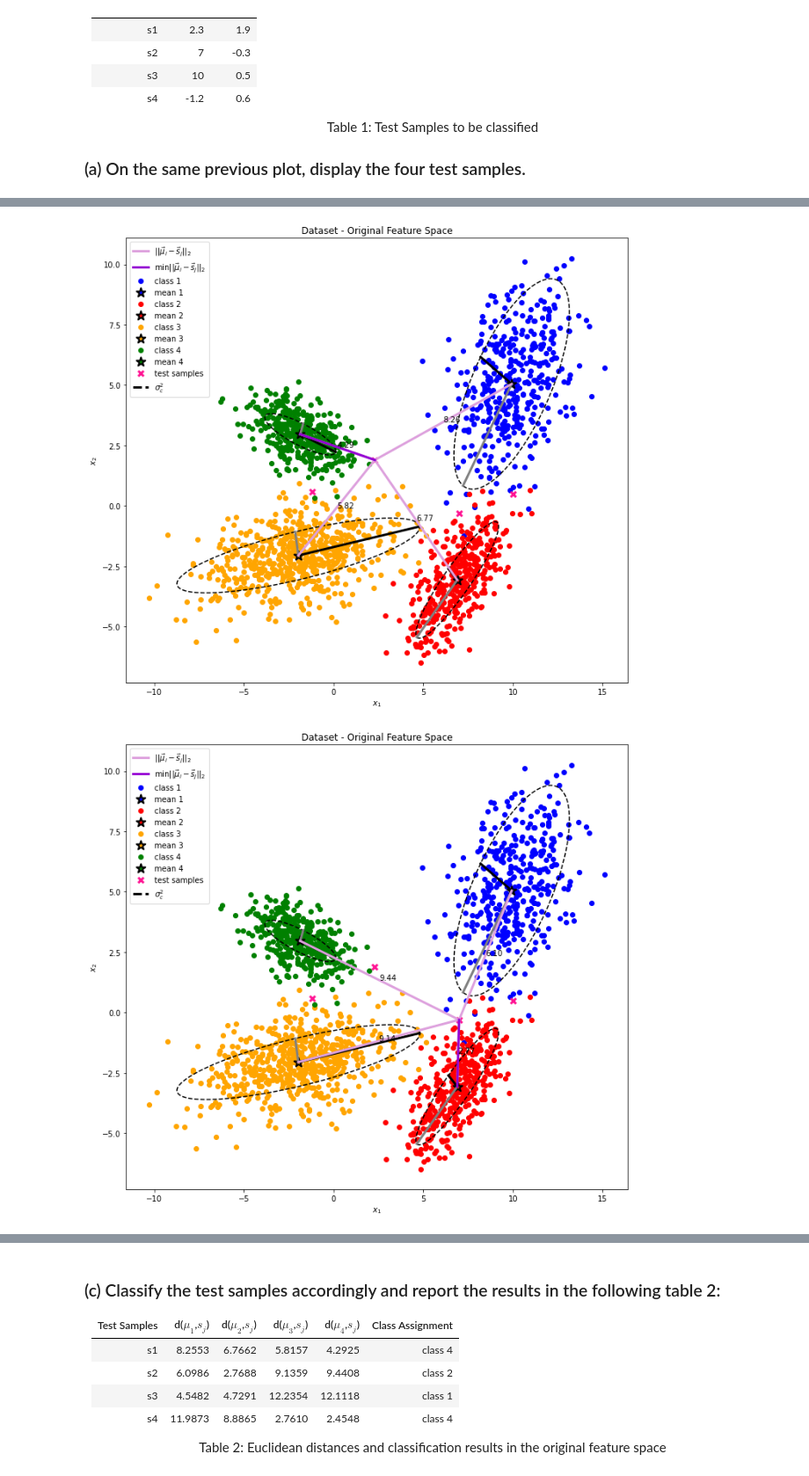
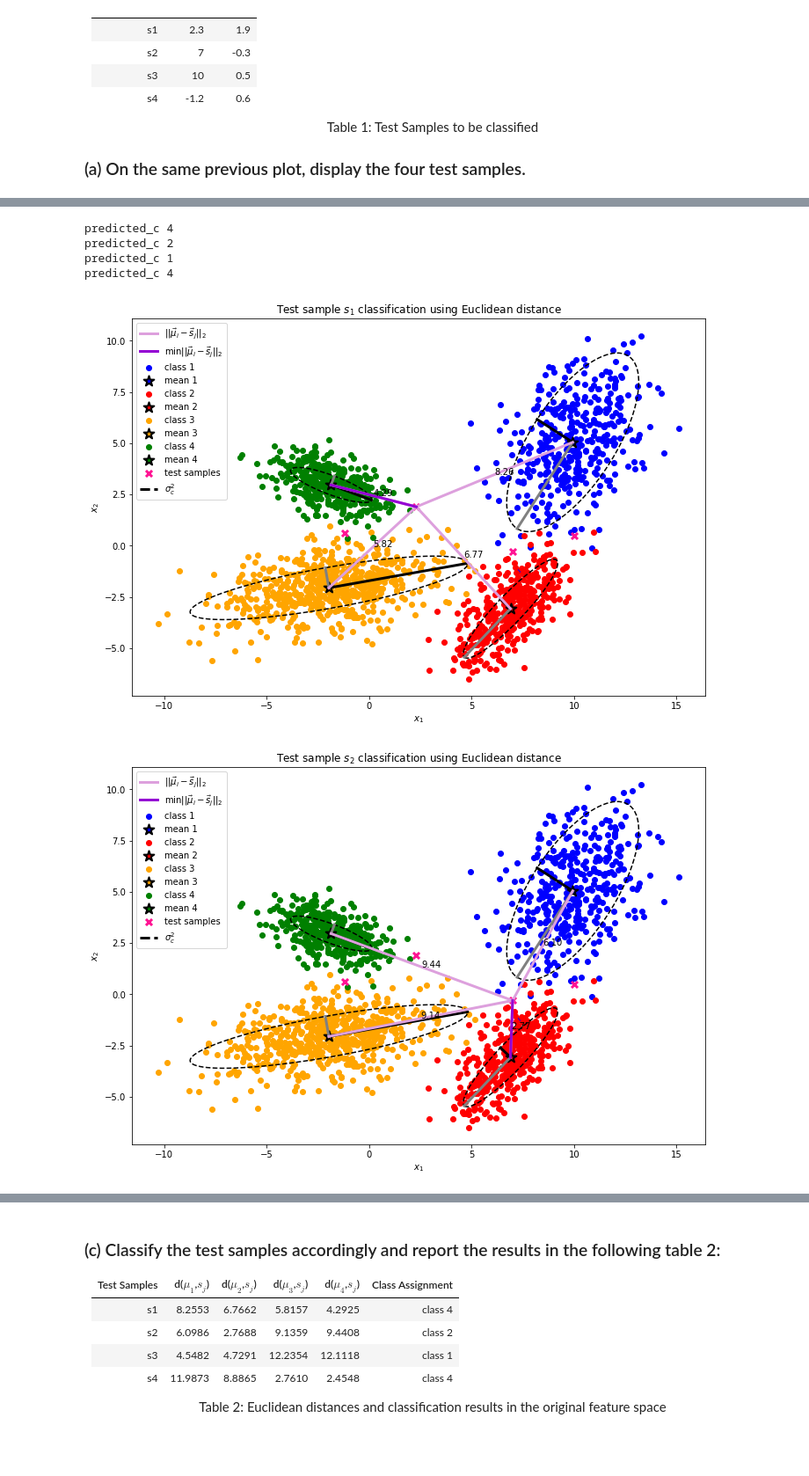
Before and after one commit to tmwatchanan/pattern-recognition, a Jupyter notebook: miniproject_1.ipynb, the cells around one changed output, grey strips where cells are left out. Shown at 88% size. Drawn from its saved outputs; the diff is of its cells as text; code cells hidden in the pictures; blank space fills up the shorter version.

```diff
--- a/miniproject_1.ipynb
+++ b/miniproject_1.ipynb
@@ -66,10 +67,3 @@ $$ \vec{\sigma^2_c}(\mathbf{x}) = \frac{1}{N-ddof} \sum_{i=1}^{N_c}(\vec{x_i}-\v
 - $\sigma^2_c$ is the population variance of class $c$.
 
 Note: `numpy` computes variance depending on *delta degrees of freedom* (ddof). So, in order to compute a sample variance, ddof must be set to 1.
-# %%
-variances = []
-for c in range(C):
-    var = np.var(data[c], axis=1, ddof=1)
-    variances.append(var)
-    print(f"variance {c} = {var}")
-variances = np.array(variances)
@@ -135,0 +140,9 @@ array([[ 0.90363212, -0.53673905],
+# %%
+fig = plt.figure(figsize=(18, 4))
+for cc in range(C):
+    ax = fig.add_subplot(140 + cc + 1)
+    ax.plot([0, eigenvectors[cc, 0, 0]], [0, eigenvectors[cc, 0, 1]])
+    ax.plot([0, eigenvectors[cc, 1, 0]], [0, eigenvectors[cc, 1, 1]])
+    ax.set_aspect(1)
+    ax.set_title(f"Eigenvectors of the class {cc+1}")
+plt.show()
@@ -162,5 +182,5 @@ $$ y(\alpha)=\sigma^2_{c,x} \cos(\alpha)\sin(\theta) + \sigma^2_{c,y} \sin(\alph
 # %%
-def visualize_space(data, means, eigenvalues, eigenvectors, title=None, save_name=None, figsize=(10, 9), test_samples=None, test_index=None, distances=None):
+def visualize_space(data, means, eigenvalues, eigenvectors, title=None, save_name=None, figsize=(10, 9), test_samples=None, test_index=None, distances=None, norm="2"):
     fig = plt.figure(figsize=figsize)
     ax = fig.add_subplot(111)
     colors = ["blue", "red", "orange", "green"]
@@ -174,7 +194,9 @@ def visualize_space(data, means, eigenvalues, eigenvectors, title=None, save_nam
         theta = np.linspace(0, 2*np.pi, 100)
 
         major_idx = np.argmax(eigenvalues[c])
-        minor_idx = np.argmin(eigenvalues[c])
+#         minor_idx = np.argmin(eigenvalues[c])
+        # HOTFIX: argmax = argmin causes a problem
+        minor_idx = 1 if major_idx == 0 else 0
         alpha = np.arctan2(eigenvectors[c, 1, major_idx], eigenvectors[c, 0, major_idx])
         major_r_x = eigenvalues[c, major_idx]
         major_r_y = eigenvalues[c, minor_idx]
@@ -193,15 +215,16 @@ def visualize_space(data, means, eigenvalues, eigenvectors, title=None, save_nam
     # test samples
     if test_samples is not None:
         ax.scatter(test_samples[:, 0], test_samples[:, 1], color="deeppink", marker="x", label="test samples", edgecolor="black", s=50, linewidth=3)
-    # euclidean distance
+    # distances
     if distances is not None:
         s_x, s_y = test_samples[test_index, 0], test_samples[test_index, 1]
         for c in range(C):
             mu_x, mu_y = means[c]
             ax.plot([s_x, mu_x], [s_y, mu_y], linewidth=3, color="plum")
-            ax.text((s_x + mu_x) / 2, (s_y + mu_y) / 2, f"{distances[c, j]:.2f}")
-        predicted_c = np.argmin(distances[:, test_index])
-        ax.plot([s_x, means[predicted_c, 0]], [s_y, means[predicted_c, 1]], linewidth=3, color="darkviolet", label="$\\min ||\\vec \mu_i  - \\vec s_j||_2$")
+            ax.text((s_x + mu_x) / 2, (s_y + mu_y) / 2, f"{distances[c]:.2f}")
+        predicted_c = np.argmin(distances)
+        print("predicted_c", predicted_c + 1)
+        ax.plot([s_x, means[predicted_c, 0]], [s_y, means[predicted_c, 1]], linewidth=3, color="darkviolet", label=f"$\\min ||\\vec \mu_i  - \\vec s_j||_{norm}$")
 
     ax.set_xlabel("$x_1$")
     ax.set_ylabel("$x_2$")
@@ -212,14 +235,16 @@ def visualize_space(data, means, eigenvalues, eigenvectors, title=None, save_nam
 
     if distances is not None:
         handles.insert(0, Line2D([0], [0], color="plum", linewidth=3, linestyle='-'))
-        labels.insert(0, "$||\\vec \mu_i  - \\vec s_j||_2$")
+        labels.insert(0, f"$||\\vec \mu_i  - \\vec s_j||_{norm}$")
+
+    ax.set_aspect(1)
 
     plt.legend(handles, labels)
     if title is not None:
         plt.title(title)
     plt.tight_layout()
-    if save_name is not None:
-        plt.savefig(save_name, dpi=300)
+#     if save_name is not None:
+#         plt.savefig(save_name, dpi=300)
 # %%
 visualize_space(data, means, eigenvalues, eigenvectors, title="Dataset - Original Feature Space", save_name="dataset-original_feature_space.png", test_samples=test_samples) # (10, 7)
 # %% [output]
@@ -240,7 +265,7 @@ def euclidean_distance(x, y):
 
 for c in range(C):
     for j in range(J):
-        distances[c, j] = euclidean_distance(means[c], test_samples[j])
+        distances[j, c] = euclidean_distance(test_samples[j], means[c])
 
 distances
 # %% [output]
@@ -251,6 +284,10 @@ array([[ 8.2553291 ,  6.09858565,  4.5482304 , 11.98733454],
 # %%
 for j in range(J): # each test sample
-    visualize_space(data, means, eigenvalues, eigenvectors, title=f"Test sample $s_{j+1}$", save_name=f"test_samples-euclidean_distances-{j+1}.png", test_samples=test_samples, test_index=j, distances=distances) # (10, 7)
+    visualize_space(data, means, eigenvalues, eigenvectors, title=f"Test sample $s_{j+1}$ classification using Euclidean distance", save_name=f"test_samples-euclidean_distances-{j+1}.png", test_samples=test_samples, test_index=j, distances=distances[j]) # (10, 7)
 # %% [output]
+predicted_c 4
+predicted_c 2
+predicted_c 1
+predicted_c 4
-[figure, old version]
+[figure, new version]
-[figure, old version]
+[figure, new version]
```
Also changed, not shown: parts of 58 cells of this notebook.
